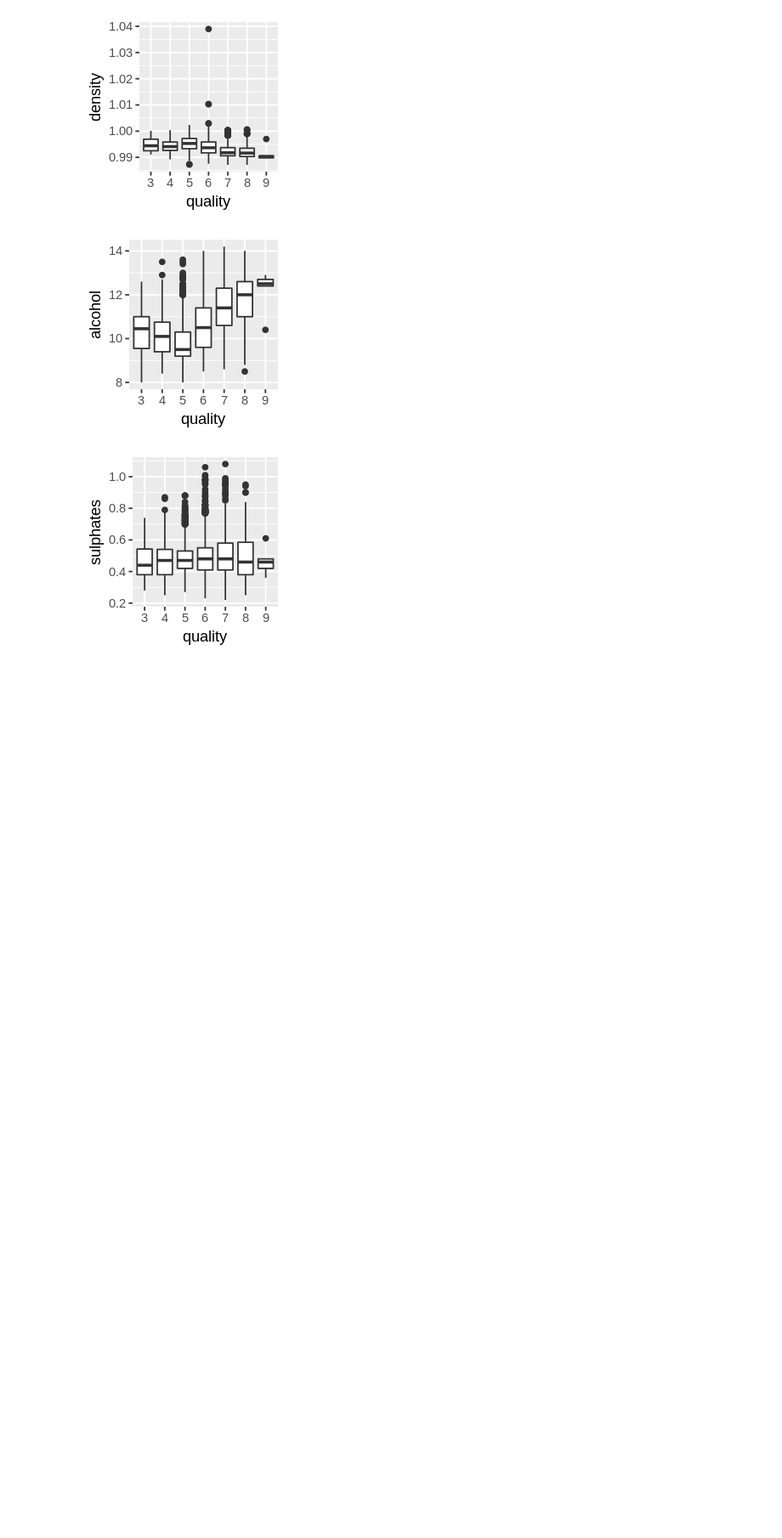
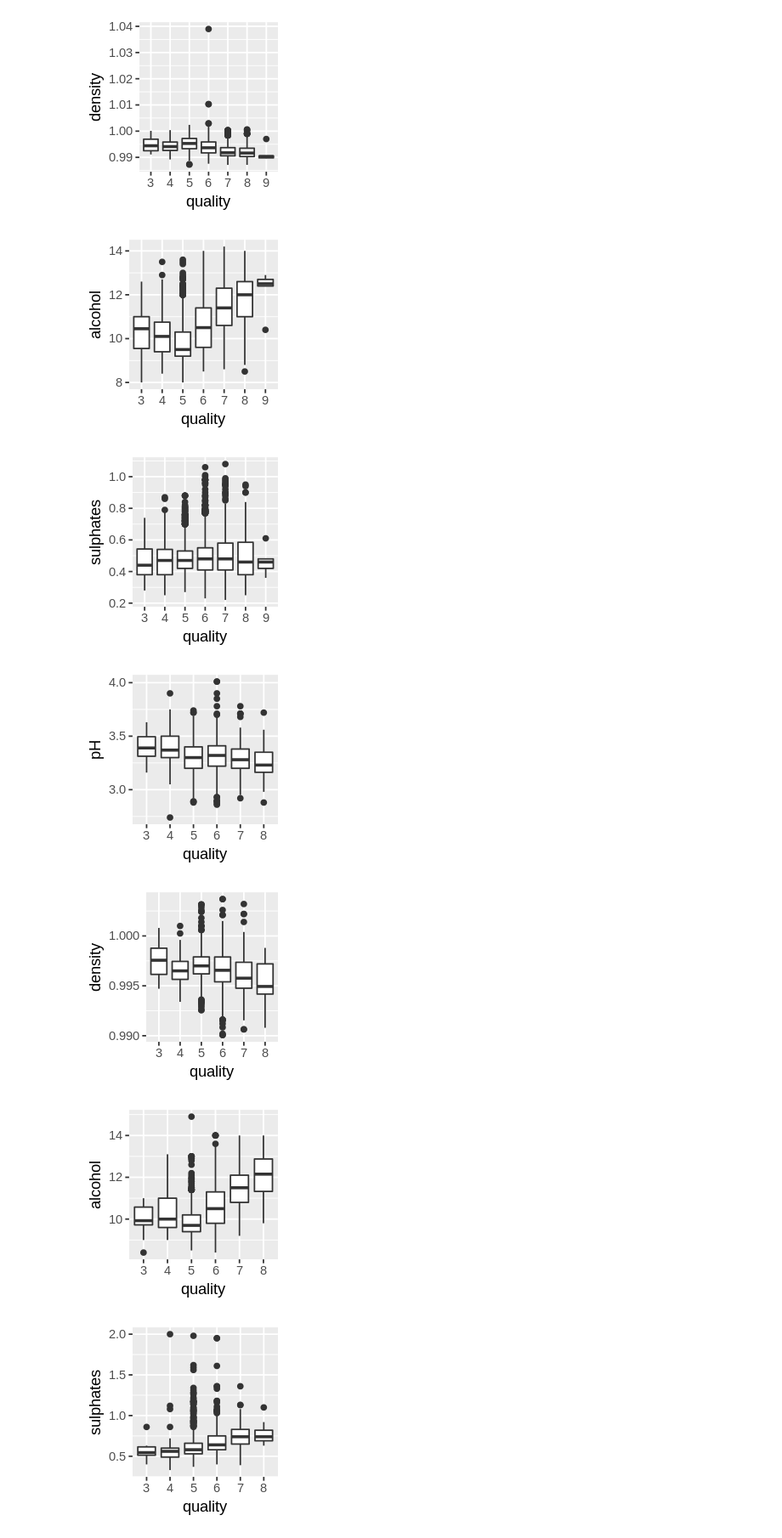
Before and after one commit to ivan-fediaev/DSCI-project, a Jupyter notebook: Project.ipynb, the cells around one changed output. Shown at 85% size. Drawn from its saved outputs; the diff is of its cells as text; code cells hidden in the pictures; blank space fills up the shorter version.

Commit message:
boxplots for red_wine_data

```diff
--- a/Project.ipynb
+++ b/Project.ipynb
@@ -567,3 +567,23 @@ white_data_quality_factor %>%
 [figure]
 [figure]
 [figure]
+# %%
+red_data_quality_factor <- red_data %>% mutate(quality = as.factor(quality))
+options(repr.plot.width = 2, repr.plot.height = 2)
+red_data_quality_factor %>%
+    ggplot(aes(x=quality, y=pH)) +
+    geom_boxplot()
+red_data_quality_factor %>%
+    ggplot(aes(x=quality, y=density)) +
+    geom_boxplot()
+red_data_quality_factor %>%
+    ggplot(aes(x=quality, y=alcohol)) +
+    geom_boxplot()
+red_data_quality_factor %>%
+    ggplot(aes(x=quality, y=sulphates)) +
+    geom_boxplot()
+# %% [output]
+[figure, added]
+[figure, added]
+[figure, added]
+[figure, added]
```
